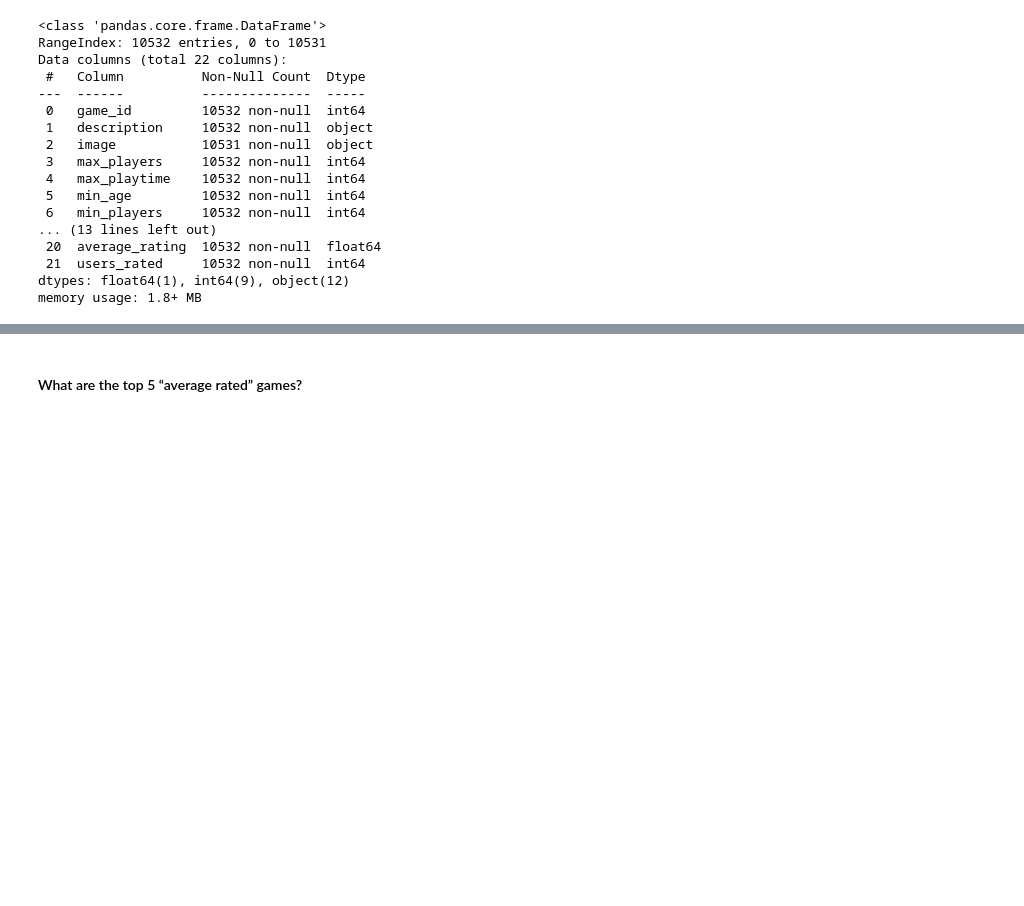
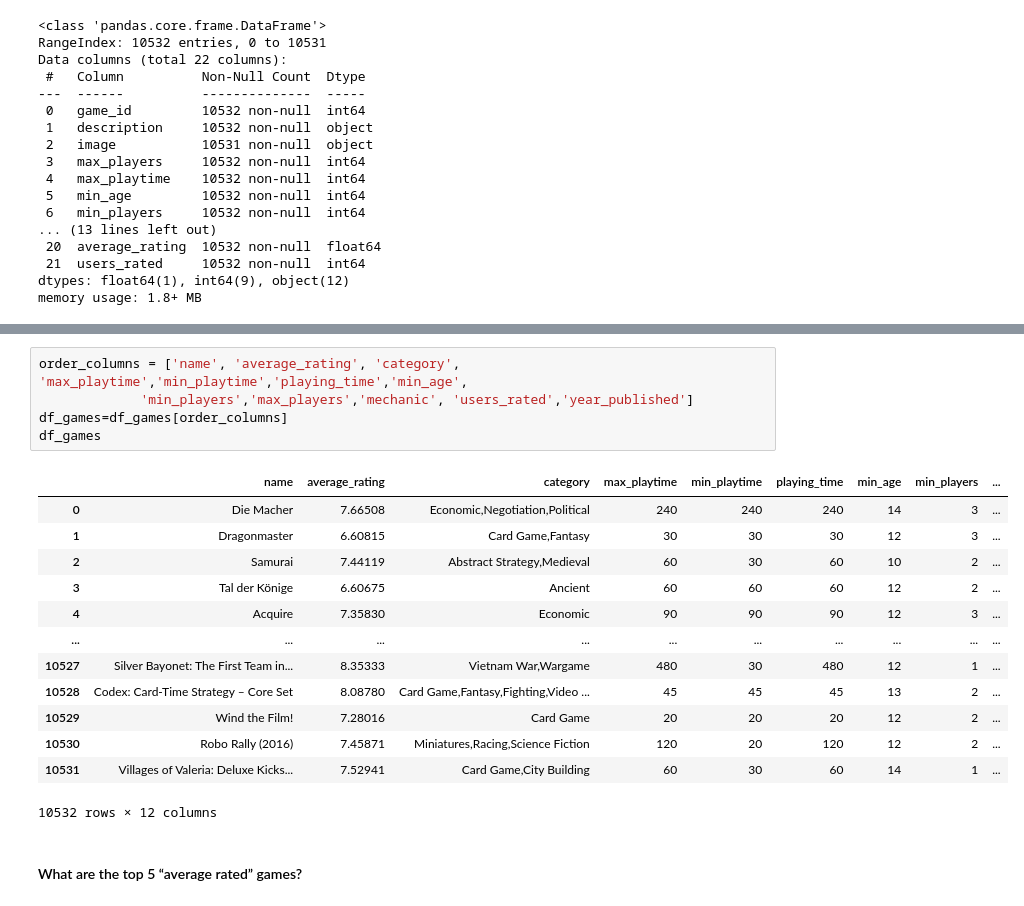
Before and after one commit to ayllinBukovic/AyllinBukovic_DVisHDip_CA1, a Jupyter notebook: AyllinBukovic_DVisHDip_CA1.ipynb, the cells around one changed output, grey strips where cells are left out. Saved outputs shown, nothing was run; the diff lists cells and outputs as text; blank space fills up the shorter version.

```diff
--- a/AyllinBukovic_DVisHDip_CA1.ipynb
+++ b/AyllinBukovic_DVisHDip_CA1.ipynb
@@ -52,3 +128,22 @@ memory usage: 1.8+ MB
+# %%
+order_columns = ['name', 'average_rating', 'category', 'max_playtime','min_playtime','playing_time','min_age',
+             'min_players','max_players','mechanic', 'users_rated','year_published']
+df_games=df_games[order_columns]
+df_games
+# %% [output]
+|  | name | average_rating | category | max_playtime | min_playtime | playing_time | min_age | min_players | ... |
+| 0 | Die Macher | 7.66508 | Economic,Negotiation,Political | 240 | 240 | 240 | 14 | 3 | ... |
+| 1 | Dragonmaster | 6.60815 | Card Game,Fantasy | 30 | 30 | 30 | 12 | 3 | ... |
+| 2 | Samurai | 7.44119 | Abstract Strategy,Medieval | 60 | 30 | 60 | 10 | 2 | ... |
+| 3 | Tal der Könige | 6.60675 | Ancient | 60 | 60 | 60 | 12 | 2 | ... |
+| 4 | Acquire | 7.35830 | Economic | 90 | 90 | 90 | 12 | 3 | ... |
+| ... | ... | ... | ... | ... | ... | ... | ... | ... | ... |
+| 10527 | Silver Bayonet: The First Team in... | 8.35333 | Vietnam War,Wargame | 480 | 30 | 480 | 12 | 1 | ... |
+| 10528 | Codex: Card-Time Strategy – Core Set | 8.08780 | Card Game,Fantasy,Fighting,Video ... | 45 | 45 | 45 | 13 | 2 | ... |
+| 10529 | Wind the Film! | 7.28016 | Card Game | 20 | 20 | 20 | 12 | 2 | ... |
+| 10530 | Robo Rally (2016) | 7.45871 | Miniatures,Racing,Science Fiction | 120 | 20 | 120 | 12 | 2 | ... |
+| 10531 | Villages of Valeria: Deluxe Kicks... | 7.52941 | Card Game,City Building | 60 | 30 | 60 | 14 | 1 | ... |
+10532 rows × 12 columns
 # %% [markdown]
 #### What are the top 5 “average rated” games?
 # %%
```
Also changed, not shown: parts of 13 cells of this notebook.
